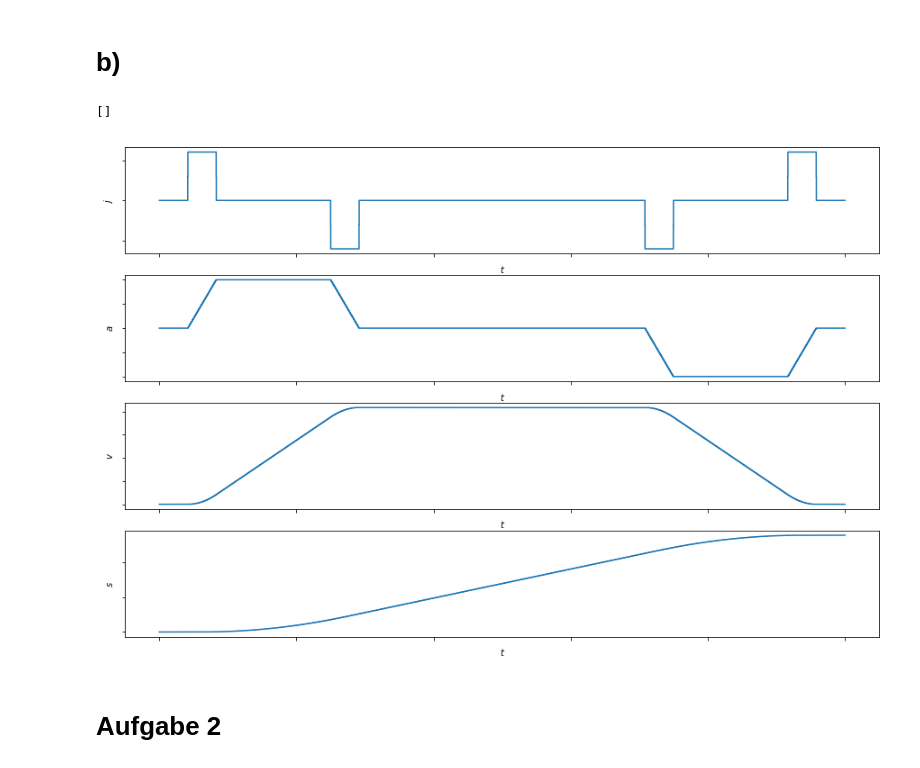
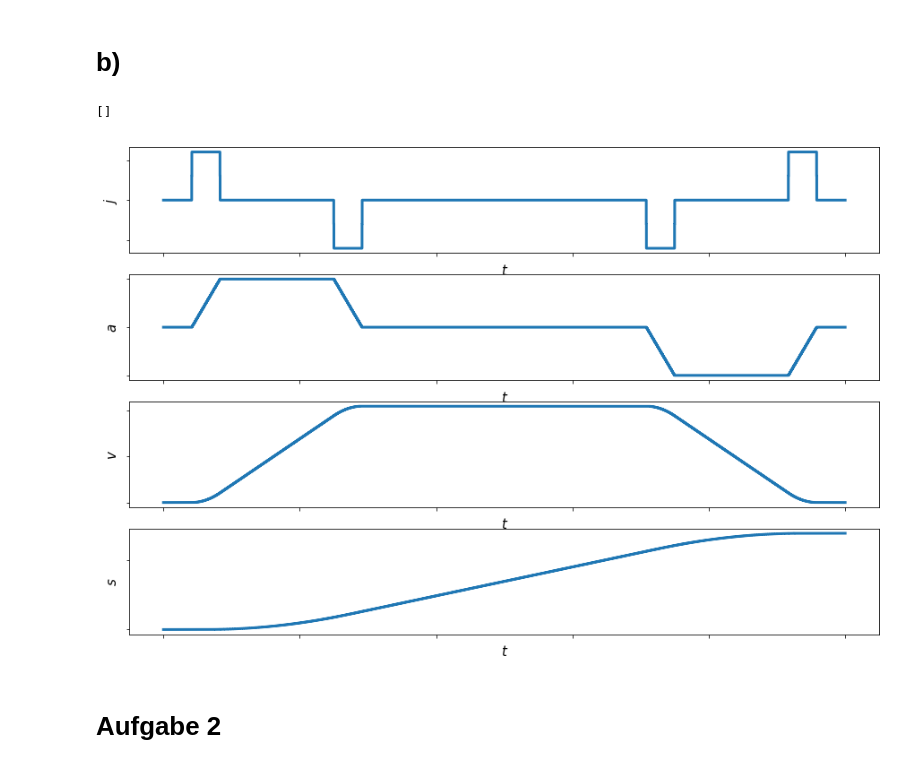
Before and after one commit to ISWBenjaminKaiser/STdWZM, a Jupyter notebook: SS2018/python/Uebung2018.ipynb, the cells around one changed output. Cells and saved outputs as stored; diff of their text form; code cells hidden in the pictures.

```diff
--- a/SS2018/python/Uebung2018.ipynb
+++ b/SS2018/python/Uebung2018.ipynb
@@ -65,54 +75,69 @@ ax.set_xticklabels([])
 # %% [markdown]
 # b)
 # %%
+# Abschnitte definieren
 stages = 24;
+# Schritte pro Abschnitt
 steps = 200;
+# Array mit Zeitschritten erstellen
 t = np.linspace(0,1,num=(steps*stages))
+# delta-t bestimmen
 delta = t[1]-t[0];
-
+# 1. Bereich, 1 Abschnitt
 t1 = np.linspace(0,0,num=steps)
+# 2. Bereich, 1 Abschnitt
 t2 = np.linspace(0,1,num=steps)
+# 3. Bereich, 4 Abschnitt
 t3 = np.linspace(1,1,num=4*steps)
+# 4. Bereich, 1 Abschnitt
 t4 = np.linspace(1,0,num=steps)
+# 5. Bereich, 10 Abschnitt
 t5 = np.linspace(0,0,num=10*steps)
+# 6. Bereich, 1 Abschnitt
 t6 = np.linspace(0,-1,num=steps)
+# 7. Bereich, 4 Abschnitt
 t7 = np.linspace(-1,-1,num=4*steps)
+# 8. Bereich, 1 Abschnitt
 t8 = np.linspace(-1,0,num=steps)
+# 9. Bereich, 1 Abschnitt
 t9 = np.linspace(0,0,num=steps)
-
+# Beschleunigungssignal zusammenbauen
 a1=np.concatenate([t1,t2,t3,t4,t5,t6,t7,t8,t9])
+# Ruck durch Differenzieren der Beschleunigung bestimmen
 j1 = np.gradient(a1,t)
+# Geschwindigkeit durch Integration der Beschleunigung bestimmen
 v1 = np.cumsum(a1)*delta
+# Position durch Integration der Geschwindigkeit bestimmen
 p1 = np.cumsum(v1)*delta
-
+# Ergebnisse plotten
 plt.rcParams['figure.figsize'] = (15,10)
-
+# Ruck
 ax = plt.subplot(411)
-plt.step(t,j1)
+plt.step(t,j1,linewidth=3.0)
 ax.set(xlabel=r'$t$', ylabel=r'$j$')
 ax.set_yticklabels([])
 ax.set_xticklabels([])
-
+# Beschleunigung
 ax = plt.subplot(412)
-plt.step(t,a1)
+plt.step(t,a1,linewidth=3.0)
 ax.set(xlabel=r'$t$', ylabel=r'$a$')
 ax.set_yticklabels([])
 ax.set_xticklabels([])
-
+# Geschwindigkeit
 ax = plt.subplot(413)
-plt.step(t,v1)
+plt.step(t,v1,linewidth=3.0)
 ax.set(xlabel=r'$t$', ylabel=r'$v$')
 ax.set_yticklabels([])
 ax.set_xticklabels([])
-
+# Position
 ax = plt.subplot(414)
-plt.step(t,p1)
+plt.step(t,p1,linewidth=3.0)
 ax.set(xlabel=r'$t$', ylabel=r'$s$')
 ax.set_yticklabels([])
 ax.set_xticklabels([])
 # %% [output]
 []
-[figure, old version]
+[figure, new version]
 # %% [markdown]
 # Aufgabe 2
 # %% [markdown]
```
Also changed, not shown: parts of 28 cells of this notebook.
